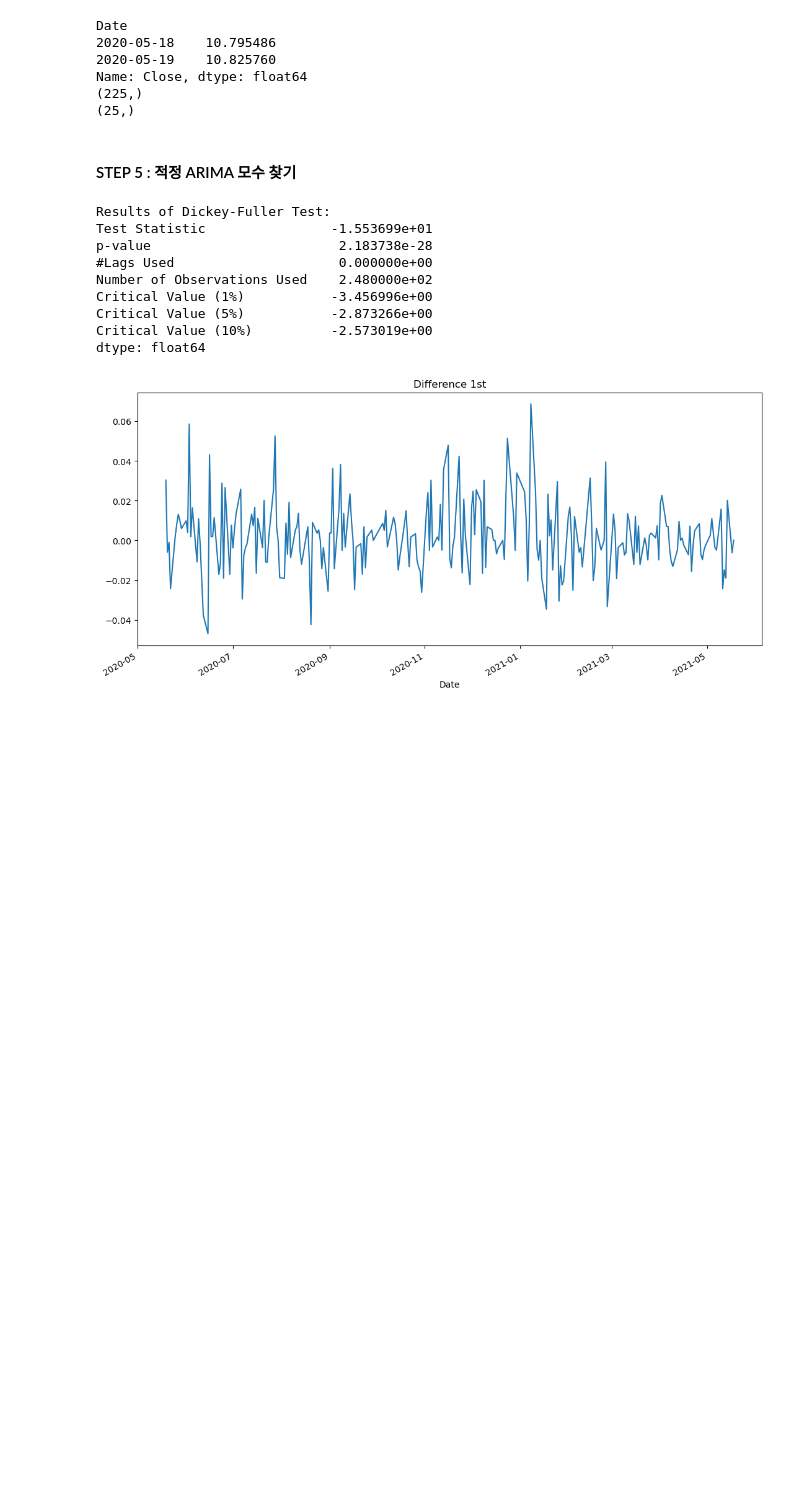
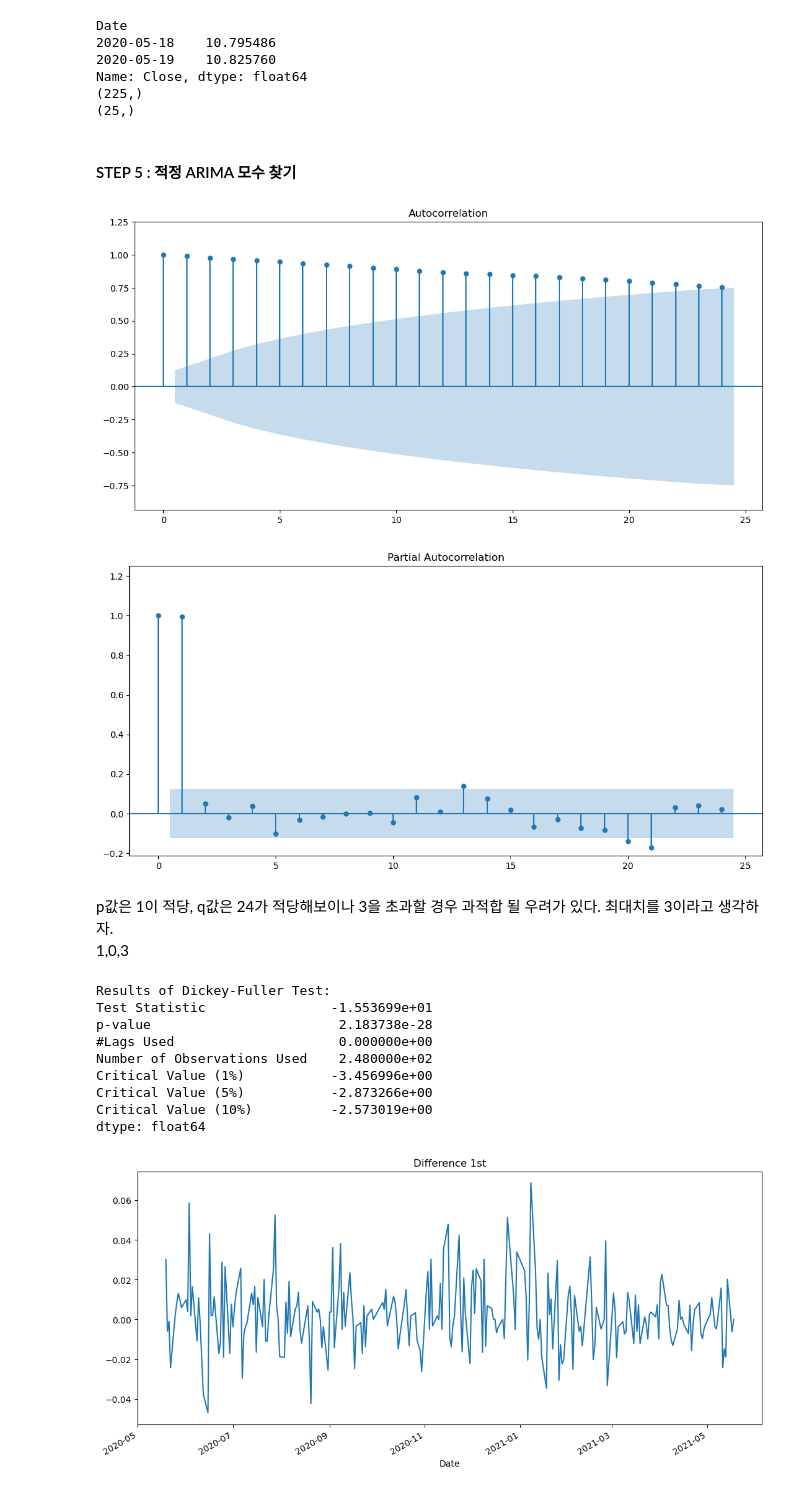
Before and after one commit to koreaTail/aiffel_git, a Jupyter notebook: samsung_stock_pre.ipynb, the cells around one changed output. Saved outputs shown, nothing was run; the diff lists cells and outputs as text; code cells hidden in the pictures; blank space fills up the shorter version.

```diff
--- a/samsung_stock_pre.ipynb
+++ b/samsung_stock_pre.ipynb
@@ -248,6 +248,19 @@ Name: Close, dtype: float64
 (25,)
 # %% [markdown]
 #### STEP 5 : 적정 ARIMA 모수 찾기
+# %%
+# ACF, PACF 그려보기 -> p,q 구하기
+from statsmodels.graphics.tsaplots import plot_acf, plot_pacf
+
+plot_acf(ts_log, auto_ylims=True)   # ACF : Autocorrelation 그래프 그리기
+plot_pacf(ts_log, auto_ylims=True)  # PACF : Partial Autocorrelation 그래프 그리기
+plt.show()
+# %% [output]
+[figure, added]
+[figure, added]
+# %% [markdown]
+p값은 1이 적당, q값은 24가 적당해보이나 3을 초과할 경우 과적합 될 우려가 있다. 최대치를 3이라고 생각하자.
+1,0,3
 # %%
 # 1차 차분 구하기
 diff_1 = ts_log.diff(periods=1).iloc[1:]
```
Also changed, not shown: parts of 12 cells of this notebook.
